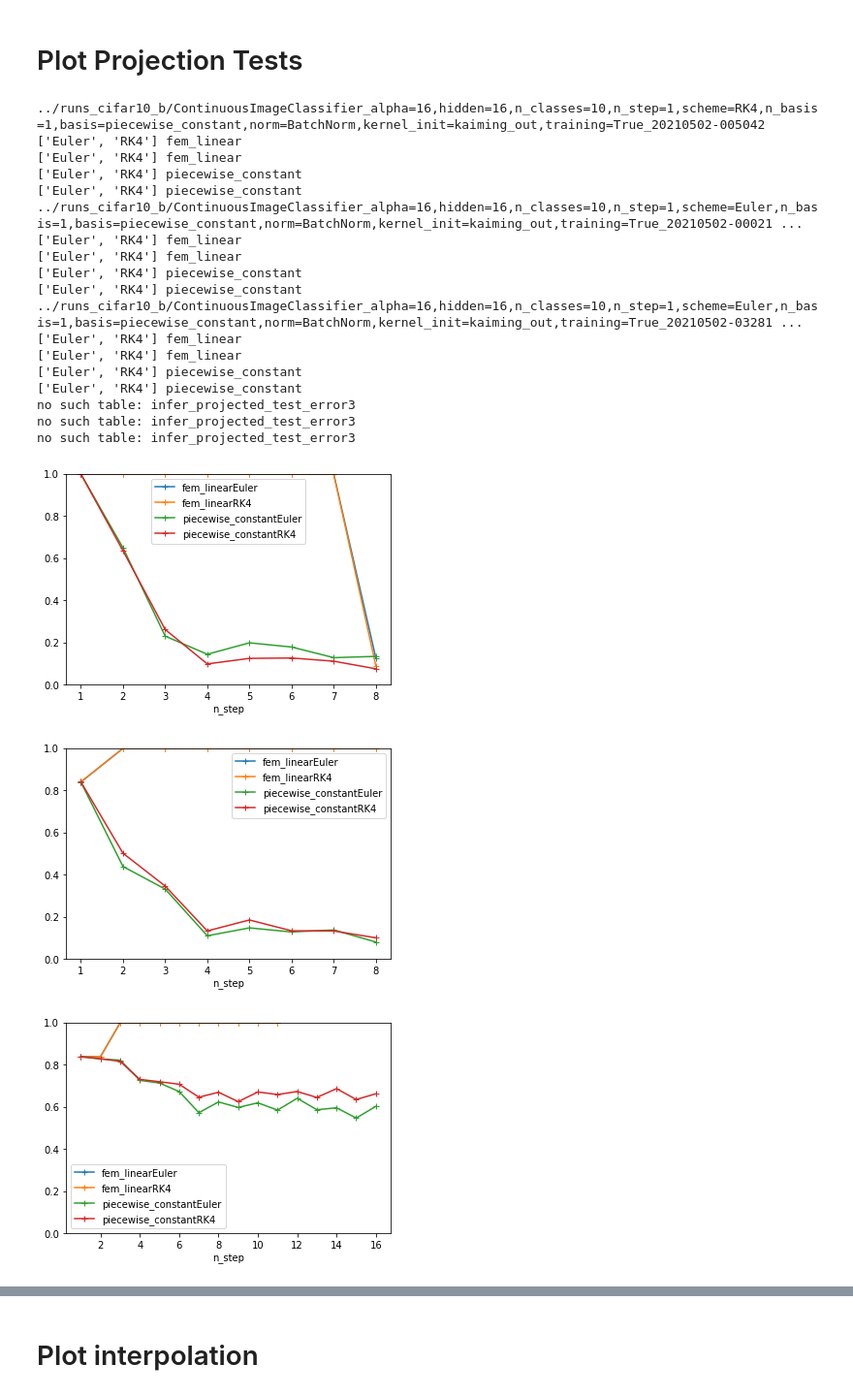
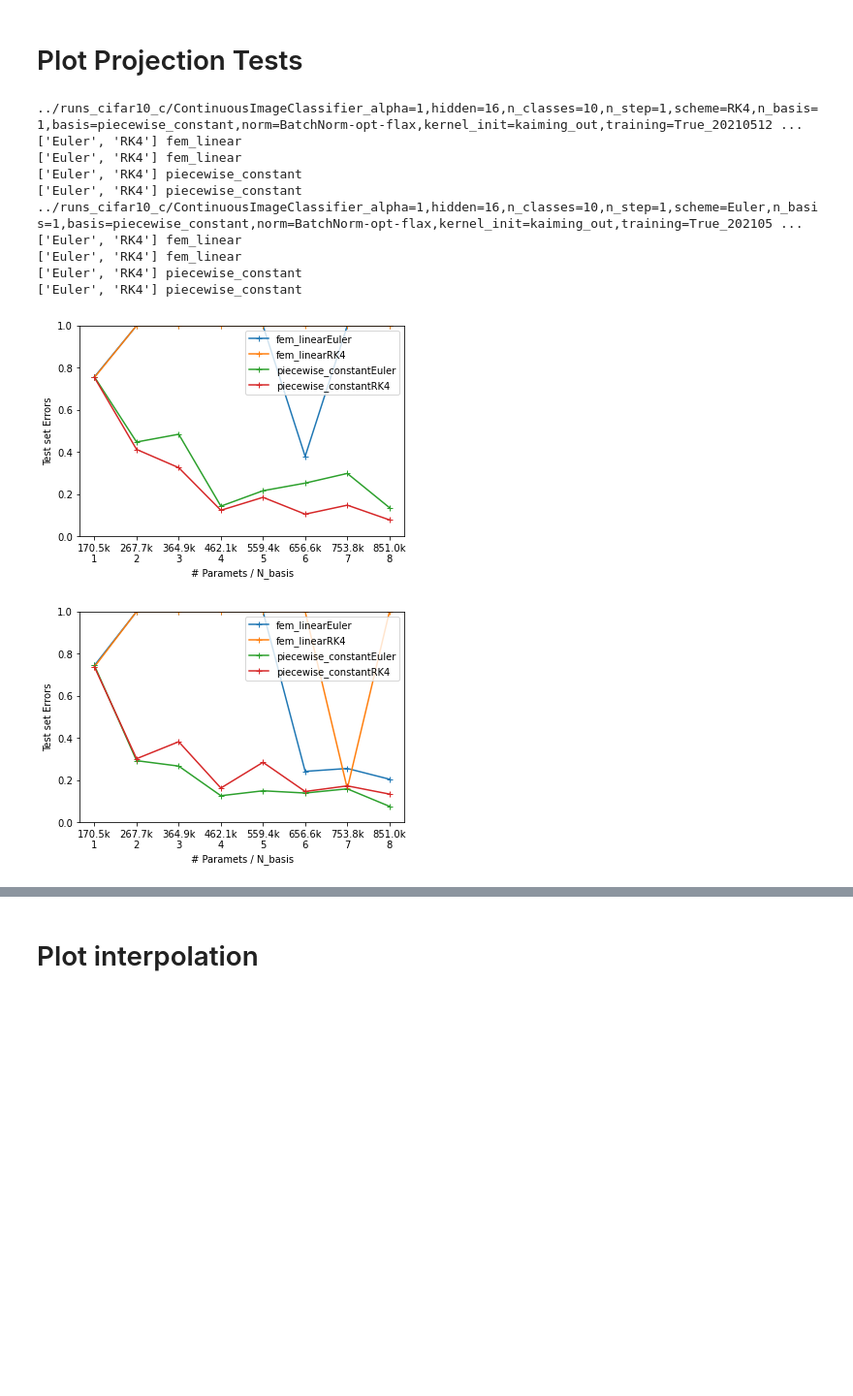
Before and after one commit to afqueiruga/StatefulOdeNets, a Jupyter notebook: plotting_convergence_tests.ipynb, the cells around one changed output, grey strips where cells are left out. Shown at 97% size. Saved outputs shown, nothing was run; the diff lists cells and outputs as text; code cells hidden in the pictures; blank space fills up the shorter version.

Commit message:
Add plotting notebooks

```diff
--- a/plotting_convergence_tests.ipynb
+++ b/plotting_convergence_tests.ipynb
@@ -22,8 +22,9 @@ def plot_convergence_test(path):
         y = sdb.Query(f'select n_step, _0 from infer_test_error where scheme="{s}"')
         t, e = zip(*y)
         plt.plot(t, 1-np.array(e), label=s)
-    plt.yscale('log')
-    plt.ylim((0.05,1))
+    plt.ylim((0,1))
+    #plt.yscale('log')
+    #plt.ylim((0.05,1))
     #plt.ylim(0.05, 0.15)
     plt.legend()
 # %%
@@ -46,7 +44,7 @@ for p in paths:
 # %%
 path = '../runs_cifar10_b/ContinuousImageClassifier_alpha=16,hidden=16,n_classes=10,n_step=1,scheme=RK4,n_basis=1,basis=piecewise_constant,norm=BatchNorm,kernel_init=kaiming_out,training=True_20210502-005042'
 # %%
-def plot_path(path, table='infer_projected_test_error3'):
+def plot_project_path(path, table='infer_projected_test_error3'):
     sdb = SimDataDB.SimDataDB2(f"{path}/convergence.sqlite", "infer_projected_test_error")
     bases = sdb.Query(f'select distinct basis from {table}')
     bases = [s[0] for s in bases]
@@ -56,41 +54,36 @@ def plot_path(path, table='infer_projected_test_error3'):
         schemes = sdb.Query(f'select distinct scheme from {table} where basis="{b}"')
         schemes = [s[0] for s in schemes]
         for s in schemes:
-            y = sdb.Query(f'select n_basis, _0 from {table} where basis="{b}" and scheme="{s}"')
+            y = sdb.Query(f'select n_basis, _0, _1 from {table} where basis="{b}" and scheme="{s}"')
             print(schemes, b)
-            t, e = zip(*y)
-            plt.plot(t, 1-np.array(e), '-+',label=f'{b}{s}')
+            n_basis, acc, n_params = map(np.array, zip(*y))
+            labels = [f"{n/1e3:2.1f}k\n{b}" for b, n in zip(n_basis, n_params)]
+            plt.xticks(n_params, labels=labels)
+            plt.plot(n_params, 1-acc, '-+',label=f'{b}{s}')
     #plt.yscale('log')
+    #plt.ylim(0.05, 0.15)
     plt.ylim((0.0,1))
-    #plt.ylim(0.05, 0.15)
+
+    plt.xlabel('# Paramets / N_basis')
+    plt.ylabel('Test set Errors')
     plt.legend()
 # %%
 for p in paths:
     plt.figure()
     try:
-        plot_path(p)
-        plt.xlabel('n_step')
+        plot_project_path(p)
     except Exception as e:
         print(e)
 # %% [output]
-../runs_cifar10_b/ContinuousImageClassifier_alpha=16,hidden=16,n_classes=10,n_step=1,scheme=RK4,n_basis=1,basis=piecewise_constant,norm=BatchNorm,kernel_init=kaiming_out,training=True_20210502-005042
+../runs_cifar10_c/ContinuousImageClassifier_alpha=1,hidden=16,n_classes=10,n_step=1,scheme=RK4,n_basis=1,basis=piecewise_constant,norm=BatchNorm-opt-flax,kernel_init=kaiming_out,training=True_20210512 ...
 ['Euler', 'RK4'] fem_linear
 ['Euler', 'RK4'] fem_linear
 ['Euler', 'RK4'] piecewise_constant
 ['Euler', 'RK4'] piecewise_constant
-../runs_cifar10_b/ContinuousImageClassifier_alpha=16,hidden=16,n_classes=10,n_step=1,scheme=Euler,n_basis=1,basis=piecewise_constant,norm=BatchNorm,kernel_init=kaiming_out,training=True_20210502-00021 ...
+../runs_cifar10_c/ContinuousImageClassifier_alpha=1,hidden=16,n_classes=10,n_step=1,scheme=Euler,n_basis=1,basis=piecewise_constant,norm=BatchNorm-opt-flax,kernel_init=kaiming_out,training=True_202105 ...
 ['Euler', 'RK4'] fem_linear
 ['Euler', 'RK4'] fem_linear
 ['Euler', 'RK4'] piecewise_constant
 ['Euler', 'RK4'] piecewise_constant
-../runs_cifar10_b/ContinuousImageClassifier_alpha=16,hidden=16,n_classes=10,n_step=1,scheme=Euler,n_basis=1,basis=piecewise_constant,norm=BatchNorm,kernel_init=kaiming_out,training=True_20210502-03281 ...
-['Euler', 'RK4'] fem_linear
-['Euler', 'RK4'] fem_linear
-['Euler', 'RK4'] piecewise_constant
-['Euler', 'RK4'] piecewise_constant
-no such table: infer_projected_test_error3
-no such table: infer_projected_test_error3
-no such table: infer_projected_test_error3
-[figure, old version]
+[figure, new version]
-[figure, old version]
+[figure, new version]
-[figure, removed]
```
Also changed, not shown: parts of 4 cells of this notebook, 1 other file.
